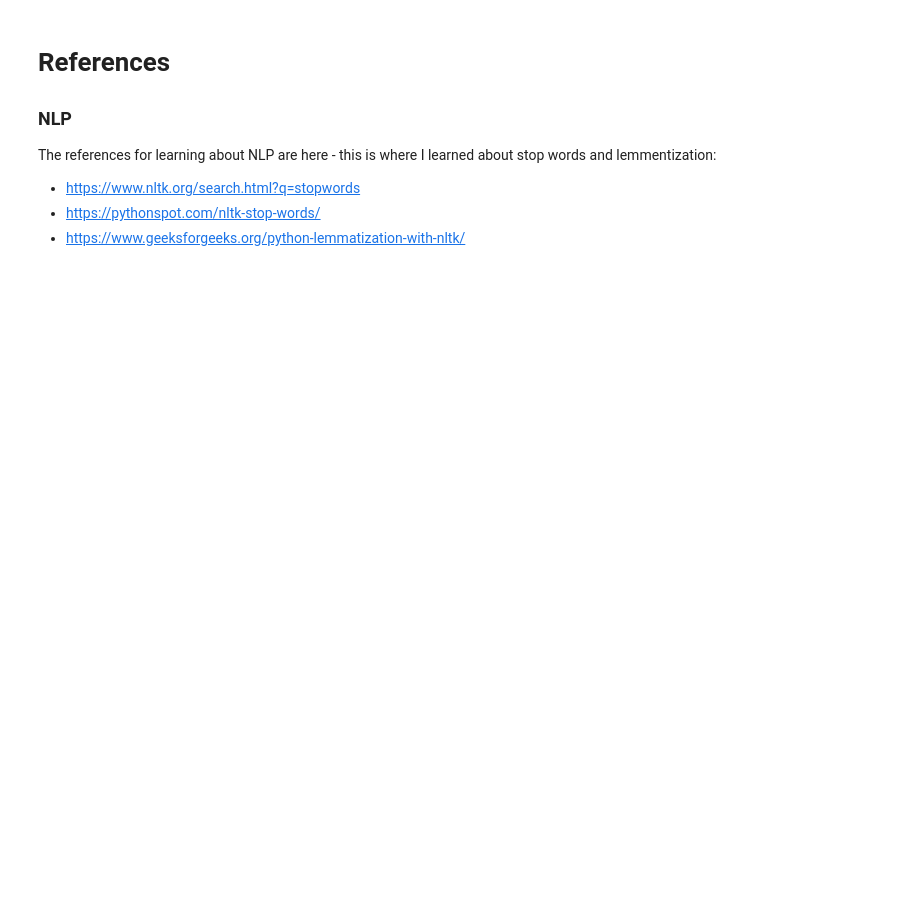
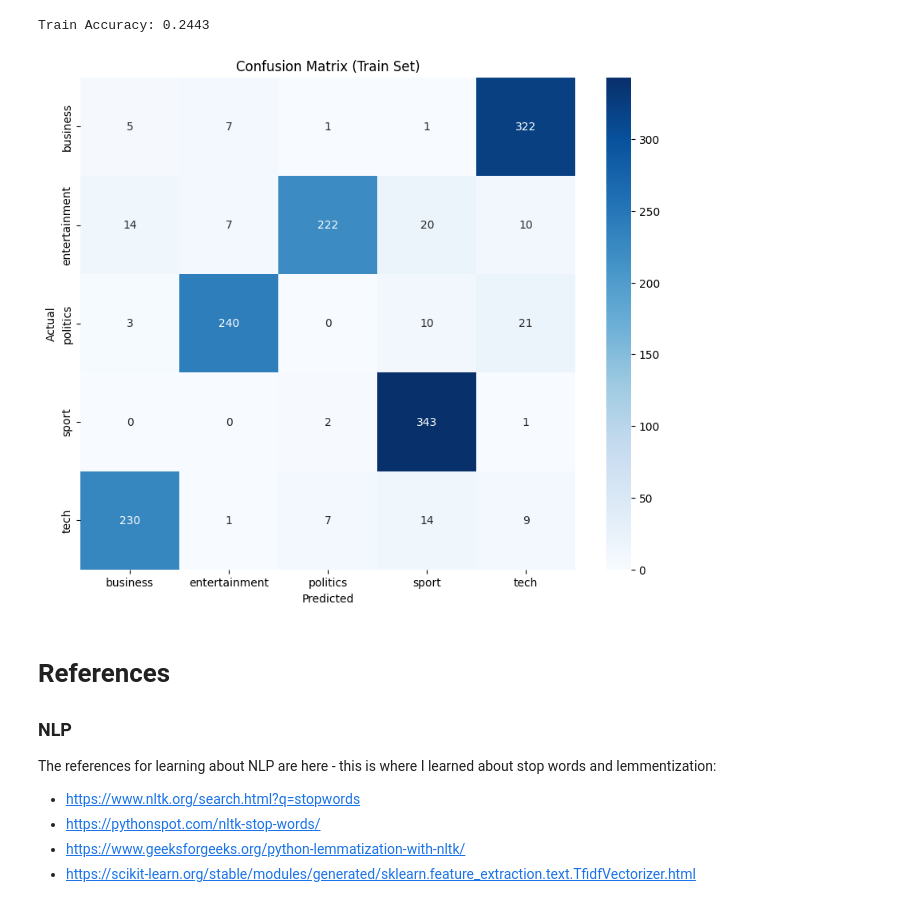
Before and after one commit to jchiare/unsupervised-ml-week-4, a Jupyter notebook: main.ipynb, the cells around one changed output. Drawn from its saved outputs; the diff is of its cells as text; code cells hidden in the pictures; blank space fills up the shorter version.

```diff
--- a/main.ipynb
+++ b/main.ipynb
@@ -127,3 +191,35 @@ Name: Category, dtype: object
+# %%
+
+# Use new hyperparameters
+vectorizer = TfidfVectorizer(max_features=5000, ngram_range=(1,2), min_df=2, max_df=0.9)
+X_train = vectorizer.fit_transform(train_data['cleaned_text'])
+X_test = vectorizer.transform(test_data['Text'].apply(clean_text))
+
+le = LabelEncoder()
+y_train = le.fit_transform(train_data['Category'])
+
+nmf_model = NMF(n_components=5, random_state=42)
+nmf_features = nmf_model.fit_transform(X_train)
+
+train_predictions = le.inverse_transform(nmf_features.argmax(axis=1))
+test_predictions = le.inverse_transform(nmf_model.transform(X_test).argmax(axis=1))
+
+train_accuracy = (train_predictions == train_data['Category']).mean()
+print(f"Train Accuracy: {train_accuracy:.4f}")
+
+cm = confusion_matrix(train_data['Category'], train_predictions)
+plt.figure(figsize=(10, 8))
+sns.heatmap(cm, annot=True, fmt='d', cmap='Blues', xticklabels=le.classes_, yticklabels=le.classes_)
+plt.title('Confusion Matrix (Train Set)')
+plt.xlabel('Predicted')
+plt.ylabel('Actual')
+plt.show()
+
+test_data['Category'] = test_predictions
+test_data[['ArticleId', 'Category']].to_csv('test_submission_new_vectorizer.csv', index=False)
+# %% [output]
+Train Accuracy: 0.2443
+[figure, added]
 # %% [markdown]
 # References
 
@@ -133,3 +229,4 @@ The references for learning about NLP are here - this is where I learned about s
 * https://www.nltk.org/search.html?q=stopwords
 * https://pythonspot.com/nltk-stop-words/
 * https://www.geeksforgeeks.org/python-lemmatization-with-nltk/
+* https://scikit-learn.org/stable/modules/generated/sklearn.feature_extraction.text.TfidfVectorizer.html
```
Also changed, not shown: parts of 5 cells of this notebook.
